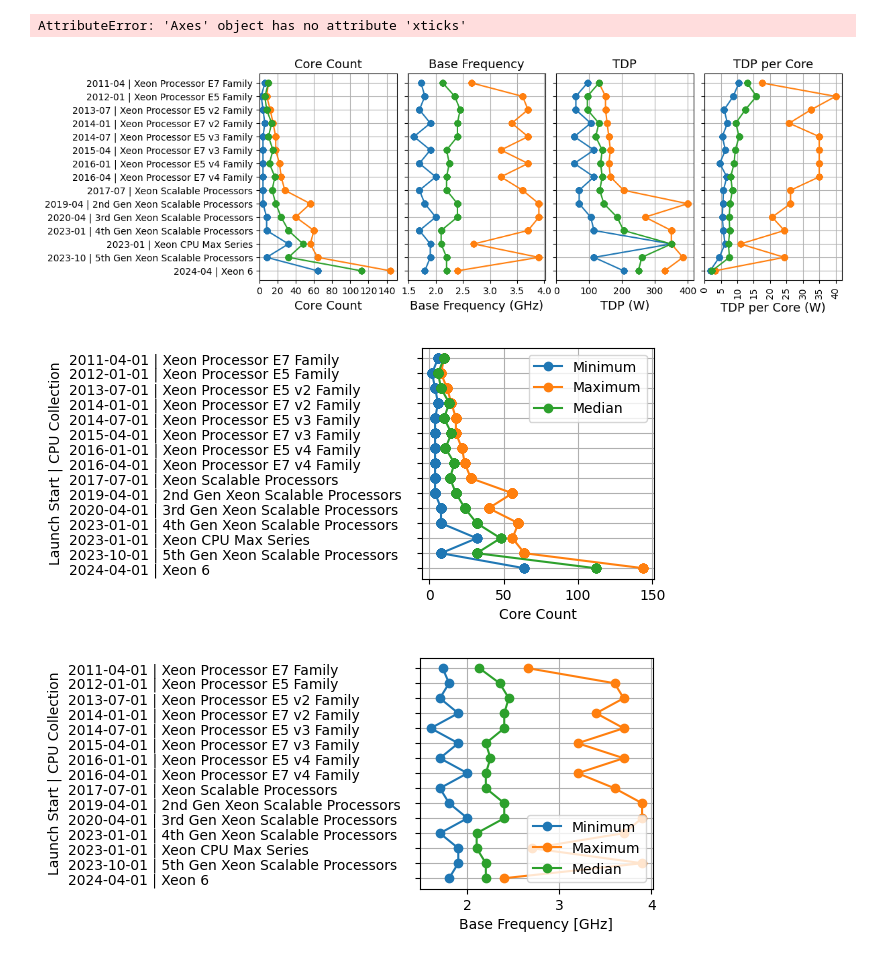
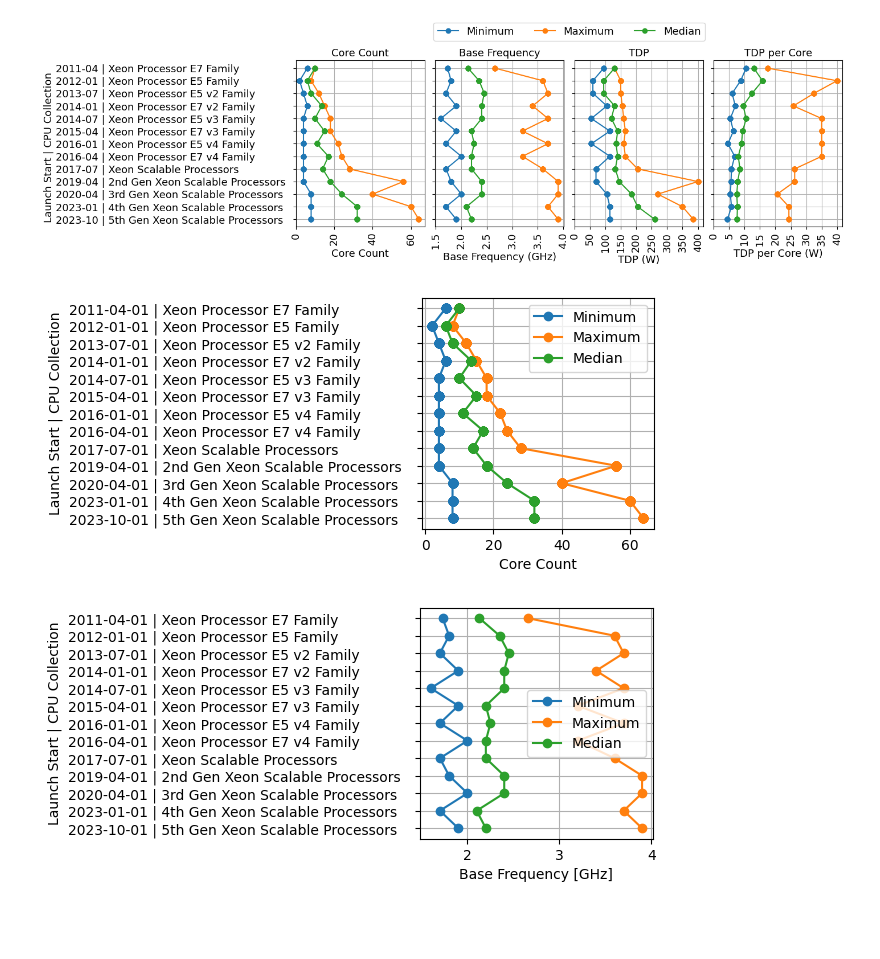
Before and after one commit to hpides/server-buy-advisor, a Jupyter notebook: notebooks/intel_cpus.ipynb, the cells around one changed output. Saved outputs shown, nothing was run; the diff lists cells and outputs as text; code cells hidden in the pictures; blank space fills up the shorter version.

Commit message:
Fix Xeon Evolution Figure

```diff
--- a/notebooks/intel_cpus.ipynb
+++ b/notebooks/intel_cpus.ipynb
@@ -85,7 +85,7 @@ df['performance_id'] = df['name'].apply(extract_performance_id)
 # E Processors: entry-level servers and workstation microprocessors, https://en.wikichip.org/wiki/intel/xeon_e
 # D Processors: Targeting the low-end server market, the Xeon D family puts priority on efficiency and networking - areas where dense, lower-power, lightweight hyperscale workloads are expected.
 # see https://en.wikichip.org/wiki/intel/xeon_d
-drop_collections = ["Legacy Xeon Processors", "Xeon W Processor", "Xeon E Processor", "Xeon D Processor"]
+drop_collections = ["Legacy Xeon Processors", "Xeon W Processor", "Xeon E Processor", "Xeon D Processor", "Xeon CPU Max Series", "Xeon 6"]
 df = df[~df[key_collection].isin(drop_collections)]
 # E3: Workstation CPUs, https://www.cpu-world.com/info/id_model/Intel-server-conventions.html
 # Drop rows where 'key_collection' contains "E3"
@@ -95,9 +95,7 @@ df.to_csv("../intel_cpus_filtered.csv", header=True)
 
 # df[key_collection] = df[key_collection].str.replace("Processor", "Proc'")
 # %%
-# Assuming key_collection, key_launch_date, key_core_count, key_base_freq, key_tdp, and key_tdp_per_core are defined.
-
-figsize = (14, 4)
+figsize = (15, 4)
 fontsize = 13
 
 # Min / Max core count per collection
@@ -128,8 +126,8 @@ plot_df = plot_df.sort_values(by='year_collection', ascending=False)
 plt.close('all')
 fig, axs = plt.subplots(1, 4, figsize=figsize, sharey=True, gridspec_kw = {'wspace':0.08})
 
-# Adjust the subplot parameters to add space for the y-axis labels
-plt.subplots_adjust(left=0.33, right=0.95)
+# Adjust the subplot parameters to add space for the y-axis labels and legend
+plt.subplots_adjust(left=0.31, right=0.95, top=0.88, bottom=0.15)
 
 # Core Count
 axs[0].plot(plot_df['core_min'], plot_df['year_collection'], marker='o', label='Minimum')
@@ -140,7 +138,7 @@ axs[0].set_title('Core Count', fontsize=fontsize)
 axs[0].grid(True)
 axs[0].xaxis.set_major_locator(ticker.MultipleLocator(20))
 axs[0].set_xlim(left=0)
-axs[0].tick_params(axis='x', rotation=90)
+axs[0].tick_params(axis='x', rotation=0)
 
 # Base Frequency
 axs[1].plot(plot_df['freq_min'], plot_df['year_collection'], marker='o', label='Minimum')
@@ -151,8 +149,7 @@ axs[1].set_title('Base Frequency', fontsize=fontsize)
 axs[1].grid(True)
 axs[1].xaxis.set_major_locator(ticker.MultipleLocator(0.5))
 # axs[1].set_xlim(left=0)
-axs[1].tick_params(axis='x', rotation=90)
-
+axs[1].tick_params(axis='x', rotation=0)
 
 # TDP
 axs[2].plot(plot_df['tdp_min'], plot_df['year_collection'], marker='o', label='Minimum')
@@ -161,40 +158,39 @@ axs[2].plot(plot_df['tdp_median'], plot_df['year_collection'], marker='o', label
 axs[2].set_xlabel('TDP (W)', fontsize=fontsize)
 axs[2].set_title('TDP', fontsize=fontsize)
 axs[2].grid(True)
-axs[2].xaxis.set_major_locator(ticker.MultipleLocator(100))
+axs[2].xaxis.set_major_locator(ticker.MultipleLocator(50))
 axs[2].set_xlim(left=0)
 axs[2].tick_params(axis='x', rotation=90)
 
 # TDP per Core
 axs[3].plot(plot_df['tdp_core_min'], plot_df['year_collection'], marker='o', label='Minimum')
 axs[3].plot(plot_df['tdp_core_max'], plot_df['year_collection'], marker='o', label='Maximum')
 axs[3].plot(plot_df['tdp_core_median'], plot_df['year_collection'], marker='o', label='Median')
 axs[3].set_xlabel('TDP per Core (W)', fontsize=fontsize)
 axs[3].set_title('TDP per Core', fontsize=fontsize)
 axs[3].grid(True)
 axs[3].xaxis.set_major_locator(ticker.MultipleLocator(5))
 axs[3].set_xlim(left=0)
 axs[3].tick_params(axis='x', rotation=90)
 
 # Adjust y-axis label position
 for ax in axs:
     ax.tick_params(axis='x', labelsize=fontsize)
     ax.tick_params(axis='y', labelsize=fontsize)
     ax.yaxis.set_tick_params(pad=300)  # Adjust the padding for better alignment
     for label in ax.get_yticklabels():
         label.set_horizontalalignment('left')
 
 # Add a shared legend above the subplots
 handles, labels = axs[0].get_legend_handles_labels()
-fig.legend(handles, labels, loc='upper center', bbox_to_anchor=(0.64, 1.07), ncol=3, fontsize=fontsize)
+fig.legend(handles, labels, loc='upper center', bbox_to_anchor=(0.63, 1.07), ncol=3, fontsize=fontsize)
 
 fig.supylabel('Launch Start | CPU Collection', fontsize=fontsize, x=0.015)
 fig.tight_layout()
-fig.savefig("../figures/intel_xeon_evolution.pdf")
+fig.savefig("../figures/intel_xeon_evolution.pdf", bbox_inches='tight')
 plt.show()
 # %% [output]
-AttributeError: 'Axes' object has no attribute 'xticks'
-[figure, old version]
+[figure, new version]
 # %%
 figsize = (3,3)
 
@@ -233,7 +229,7 @@ plt.grid(True)
 plt.show()
 plt.close()
 # %% [output]
-[figure, old version]
+[figure, new version]
 # %%
 # Min / Max cour count per collection
 df_base_frequency = df.groupby(key_collection)[key_base_freq].agg(['min','max','median'])
@@ -261,7 +257,7 @@ plt.grid(True)
 plt.show()
 plt.close()
 # %% [output]
-[figure, old version]
+[figure, new version]
 # %%
 # Frequency
 df_frequency = df.groupby(key_collection)[key_turbo_freq].agg(['min','max','median'])
```
Also changed, not shown: parts of 4 cells of this notebook, 1 other file.
